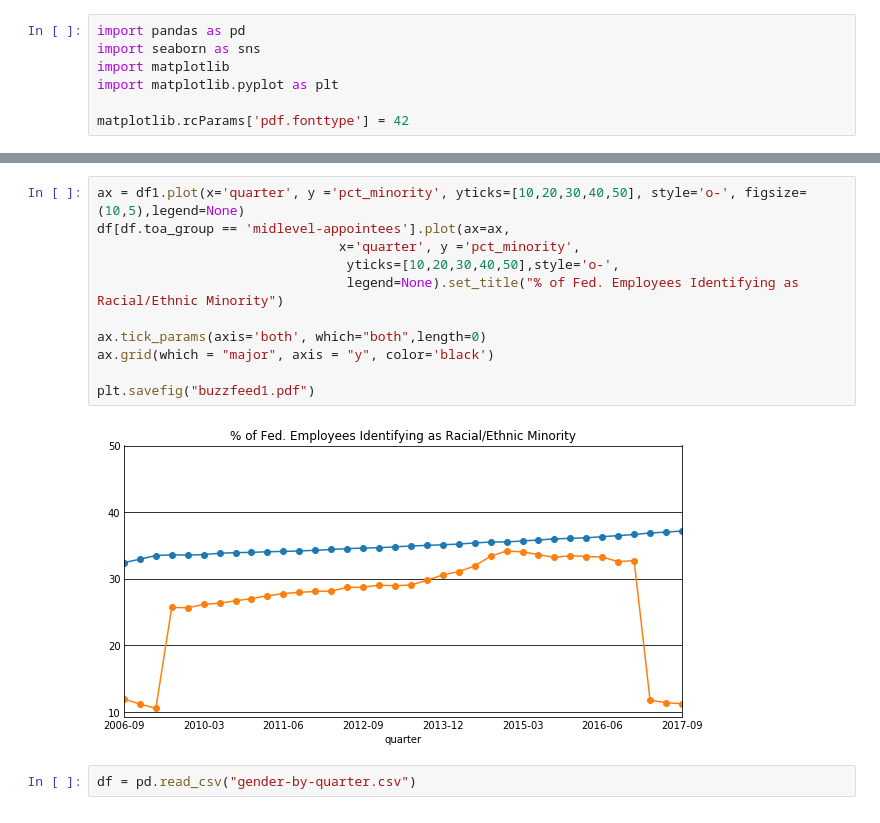
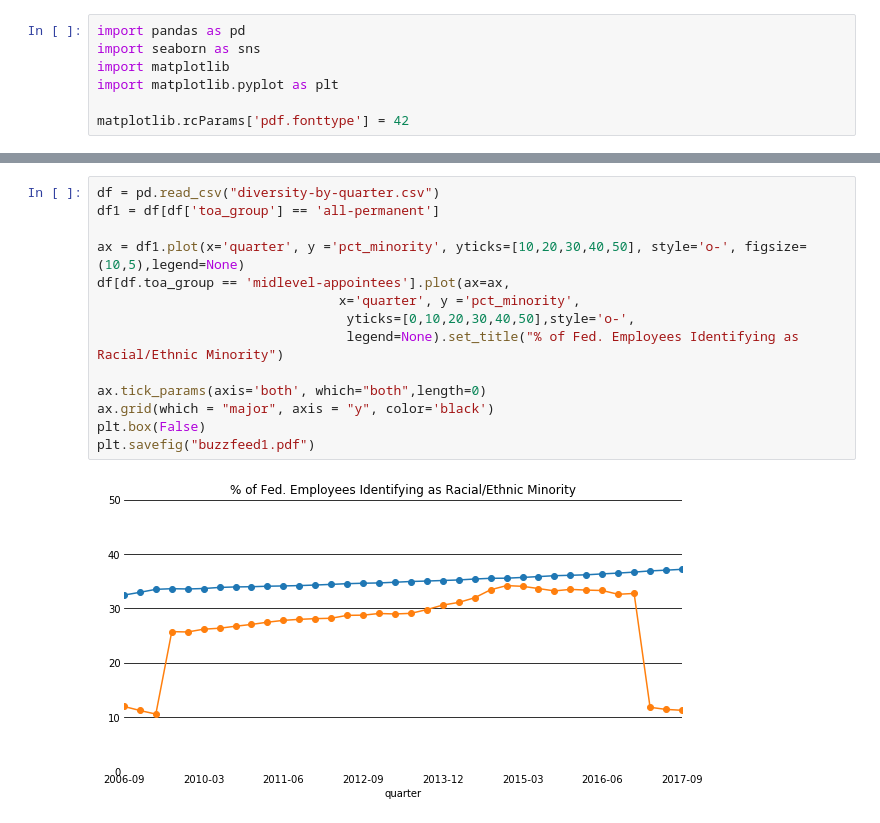
Before and after one commit to Suhailhassanbhat/Foundations-soma, a Jupyter notebook: homework_14/Buzzfeed_graph/Buzzfeed-Diversity in the Agriculture Department.ipynb, the cells around one changed output, grey strips where cells are left out. Saved outputs shown, nothing was run; the diff lists cells and outputs as text.

```diff
--- a/homework_14/Buzzfeed_graph/Buzzfeed-Diversity in the Agriculture Department.ipynb
+++ b/homework_14/Buzzfeed_graph/Buzzfeed-Diversity in the Agriculture Department.ipynb
@@ -28,16 +8,17 @@ df1.head()
 # %%
+df = pd.read_csv("diversity-by-quarter.csv")
+df1 = df[df['toa_group'] == 'all-permanent']
+
 ax = df1.plot(x='quarter', y ='pct_minority', yticks=[10,20,30,40,50], style='o-', figsize=(10,5),legend=None)
 df[df.toa_group == 'midlevel-appointees'].plot(ax=ax,
                                x='quarter', y ='pct_minority',
-                                yticks=[10,20,30,40,50],style='o-',
+                                yticks=[0,10,20,30,40,50],style='o-',
                                 legend=None).set_title("% of Fed. Employees Identifying as Racial/Ethnic Minority")
 
 ax.tick_params(axis='both', which="both",length=0)
 ax.grid(which = "major", axis = "y", color='black')
-
+plt.box(False)
 plt.savefig("buzzfeed1.pdf")
 # %% [output]
-[figure, old version]
+[figure, new version]
-# %%
-df = pd.read_csv("gender-by-quarter.csv")
 # %%
```
Also changed, not shown: parts of 3 cells of this notebook.
